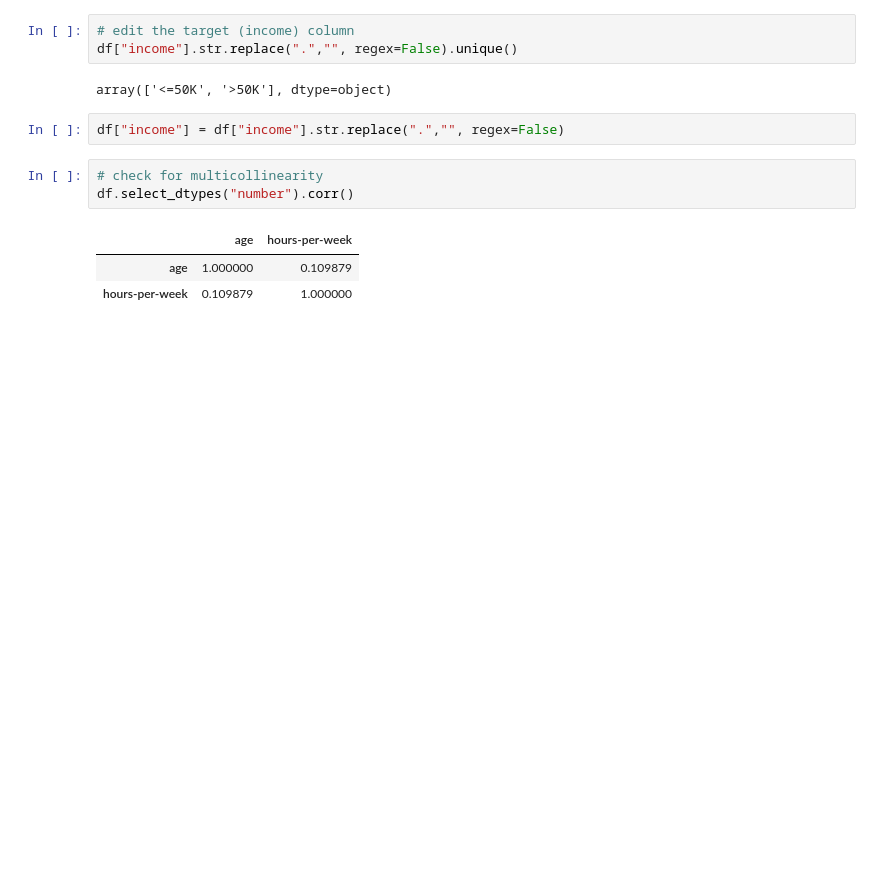
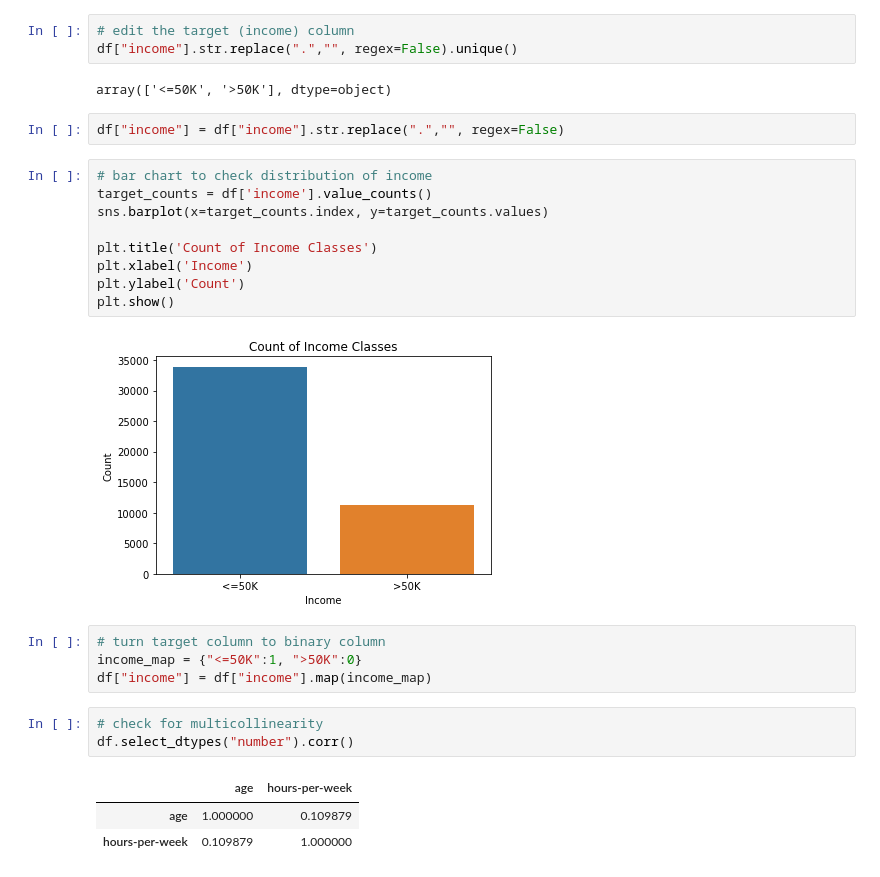
Before and after one commit to Sodiqlef/DecisionTree-income-predictor, a Jupyter notebook: Untitled.ipynb, the cells around one changed output. Cells and saved outputs as stored; diff of their text form; blank space fills up the shorter version.

```diff
--- a/Untitled.ipynb
+++ b/Untitled.ipynb
@@ -296,6 +296,21 @@ df["income"].str.replace(".","", regex=False).unique()
 array(['<=50K', '>50K'], dtype=object)
 # %%
 df["income"] = df["income"].str.replace(".","", regex=False)
+# %%
+# bar chart to check distribution of income
+target_counts = df['income'].value_counts()
+sns.barplot(x=target_counts.index, y=target_counts.values)
+
+plt.title('Count of Income Classes')
+plt.xlabel('Income')
+plt.ylabel('Count')
+plt.show()
+# %% [output]
+[figure, added]
+# %%
+# turn target column to binary column
+income_map = {"<=50K":1, ">50K":0}
+df["income"] = df["income"].map(income_map)
 # %%
 # check for multicollinearity
 df.select_dtypes("number").corr()
```
Also changed, not shown: parts of 1 cell of this notebook.
